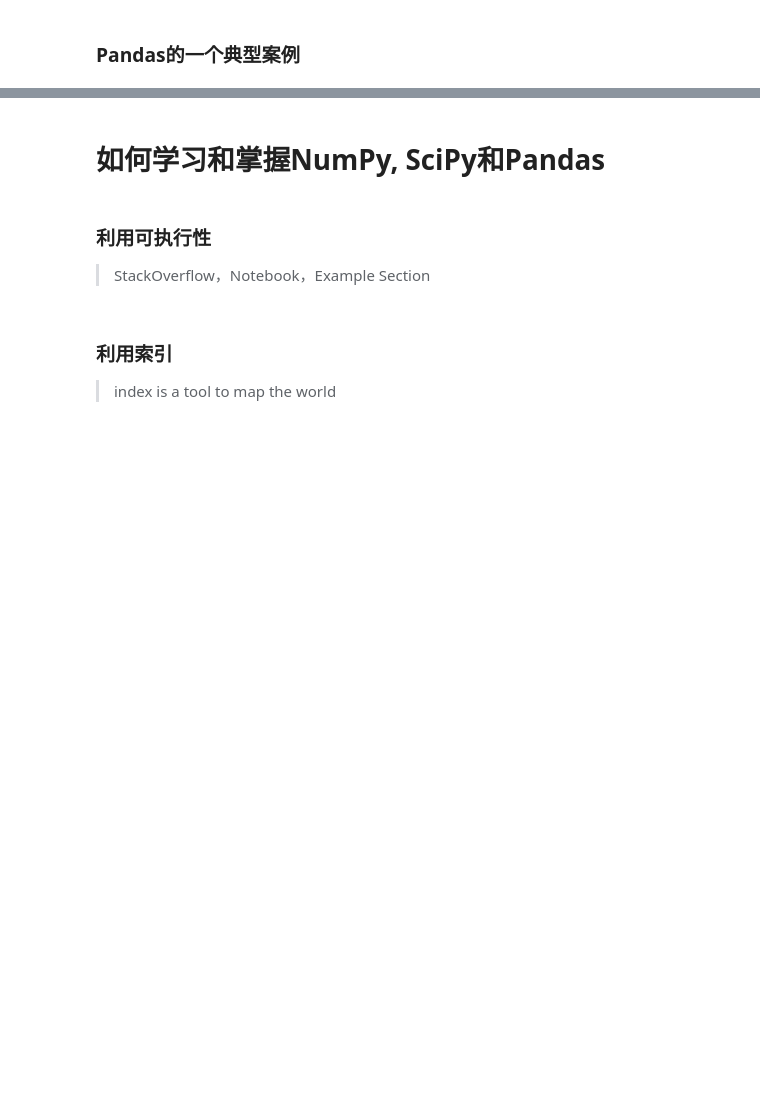
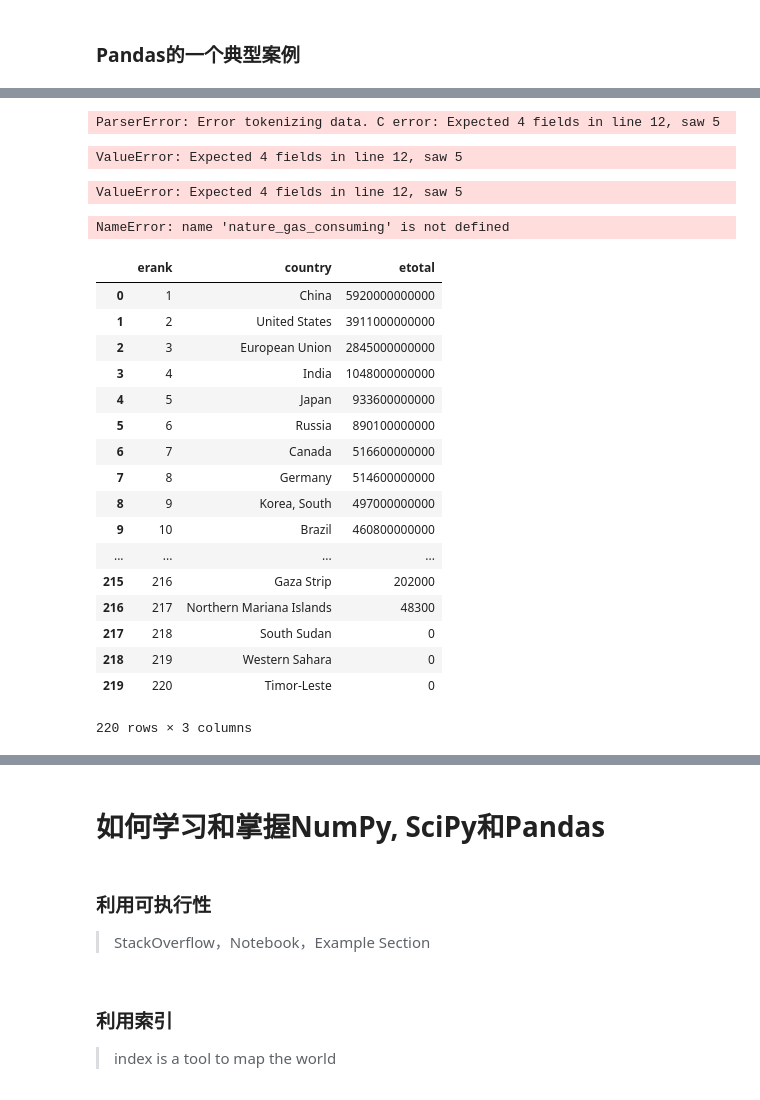
Before and after one commit to shaiic/AI-training, a Jupyter notebook: 1.Notebooks/4.Lesson-Docs/lesson-Python语言导论.04-科学计算.ipynb, the cells around one changed output, grey strips where cells are left out. Saved outputs shown, nothing was run; the diff lists cells and outputs as text; code cells hidden in the pictures; blank space fills up the shorter version.

```diff
--- a/1.Notebooks/4.Lesson-Docs/lesson-Python语言导论.04-科学计算.ipynb
+++ b/1.Notebooks/4.Lesson-Docs/lesson-Python语言导论.04-科学计算.ipynb
@@ -593,0 +934,32 @@ Pandas 纳入了最具有统计意味的工具包，大量库和一些标准的
+# %%
+import ssl
+ssl._create_default_https_context = ssl._create_unverified_context
+import pandas as pd
+
+electricity_consuming = pd.read_csv('https://www.cia.gov/library/publications/the-world-factbook/rankorder/rawdata_2233.txt')
+nature_gas_consuming = pd.read_csv('https://www.cia.gov/library/publications/the-world-factbook/rankorder/rawdata_2250.txt')
+# %% [output]
+ParserError: Error tokenizing data. C error: Expected 4 fields in line 12, saw 5
+# %%
+import ssl
+ssl._create_default_https_context = ssl._create_unverified_context
+import pandas as pd
+
+electricity_consuming = pd.read_csv('https://www.cia.gov/library/publications/the-world-factbook/rankorder/rawdata_2233.txt', engine='python')
+nature_gas_consuming = pd.read_csv('https://www.cia.gov/library/publications/the-world-factbook/rankorder/rawdata_2250.txt', engine='python')
+# %% [output]
+ValueError: Expected 4 fields in line 12, saw 5
+# %%
+import ssl
+ssl._create_default_https_context = ssl._create_unverified_context
+import pandas as pd
+
+electricity_consuming = pd.read_csv('https://www.cia.gov/library/publications/the-world-factbook/rankorder/rawdata_2233.txt', engine='python', header=None)
+nature_gas_consuming = pd.read_csv('https://www.cia.gov/library/publications/the-world-factbook/rankorder/rawdata_2250.txt', engine='python', header=None)
+# %% [output]
+ValueError: Expected 4 fields in line 12, saw 5
+# %%
+energy_consuming = nature_gas_consuming.set_index('country').join(electricity_consuming.set_index('country'))
+energy_consuming
+# %% [output]
+NameError: name 'nature_gas_consuming' is not defined
@@ -593,0 +978,21 @@ Pandas 纳入了最具有统计意味的工具包，大量库和一些标准的
+# %%
+electricity_consuming
+# %% [output]
+|  | erank | country | etotal |
+| 0 | 1 | China | 5920000000000 |
+| 1 | 2 | United States | 3911000000000 |
+| 2 | 3 | European Union | 2845000000000 |
+| 3 | 4 | India | 1048000000000 |
+| 4 | 5 | Japan | 933600000000 |
+| 5 | 6 | Russia | 890100000000 |
+| 6 | 7 | Canada | 516600000000 |
+| 7 | 8 | Germany | 514600000000 |
+| 8 | 9 | Korea, South | 497000000000 |
+| 9 | 10 | Brazil | 460800000000 |
+| ... | ... | ... | ... |
+| 215 | 216 | Gaza Strip | 202000 |
+| 216 | 217 | Northern Mariana Islands | 48300 |
+| 217 | 218 | South Sudan | 0 |
+| 218 | 219 | Western Sahara | 0 |
+| 219 | 220 | Timor-Leste | 0 |
+220 rows × 3 columns
```
Also changed, not shown: parts of 52 cells of this notebook.
